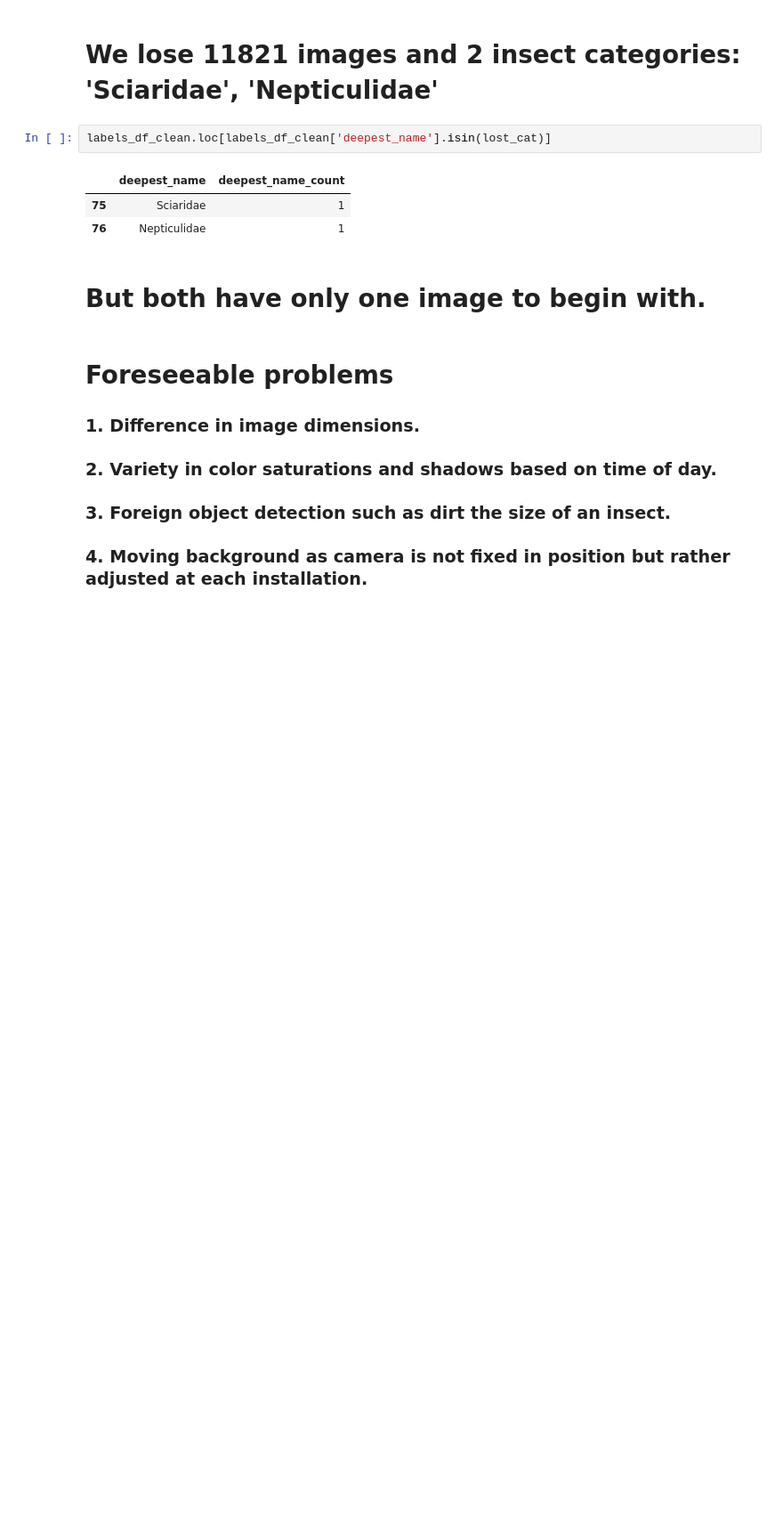
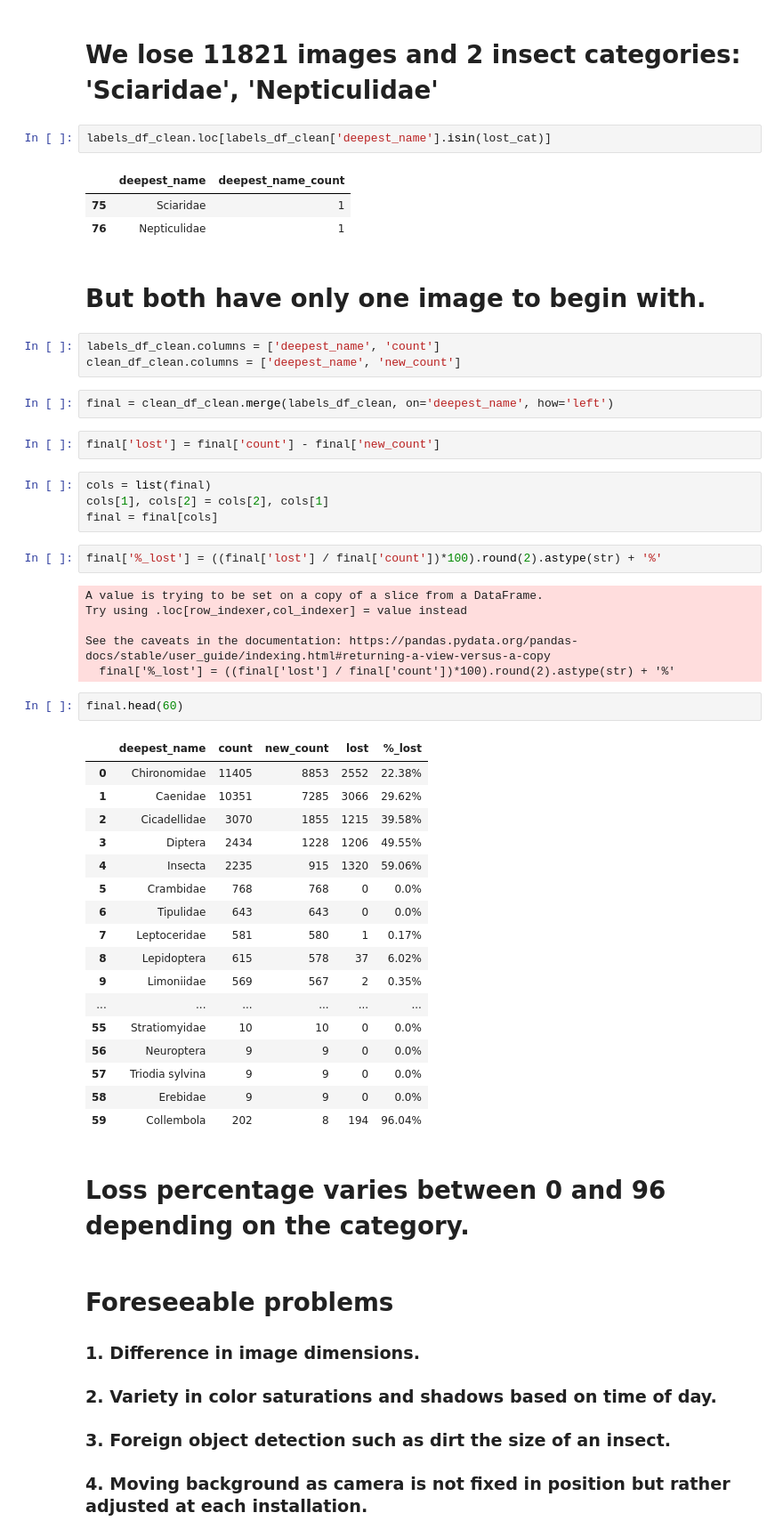
Before and after one commit to martintomov/RB-IBDM, a Jupyter notebook: EDA/eda.ipynb, the cells around one changed output. Shown at 89% size. Cells and saved outputs as stored; diff of their text form; blank space fills up the shorter version.

Commit message:
Loss percentage EDA

```diff
--- a/EDA/eda.ipynb
+++ b/EDA/eda.ipynb
@@ -342,6 +342,47 @@ labels_df_clean.loc[labels_df_clean['deepest_name'].isin(lost_cat)]
 | 76 | Nepticulidae | 1 |
 # %% [markdown]
 # But both have only one image to begin with.
+# %%
+labels_df_clean.columns = ['deepest_name', 'count']
+clean_df_clean.columns = ['deepest_name', 'new_count']
+# %%
+final = clean_df_clean.merge(labels_df_clean, on='deepest_name', how='left')
+# %%
+final['lost'] = final['count'] - final['new_count']
+# %%
+cols = list(final)
+cols[1], cols[2] = cols[2], cols[1]
+final = final[cols]
+# %%
+final['%_lost'] = ((final['lost'] / final['count'])*100).round(2).astype(str) + '%'
+# %% [output]
+A value is trying to be set on a copy of a slice from a DataFrame.
+Try using .loc[row_indexer,col_indexer] = value instead
+
+See the caveats in the documentation: https://pandas.pydata.org/pandas-docs/stable/user_guide/indexing.html#returning-a-view-versus-a-copy
+  final['%_lost'] = ((final['lost'] / final['count'])*100).round(2).astype(str) + '%'
+# %%
+final.head(60)
+# %% [output]
+|  | deepest_name | count | new_count | lost | %_lost |
+| 0 | Chironomidae | 11405 | 8853 | 2552 | 22.38% |
+| 1 | Caenidae | 10351 | 7285 | 3066 | 29.62% |
+| 2 | Cicadellidae | 3070 | 1855 | 1215 | 39.58% |
+| 3 | Diptera | 2434 | 1228 | 1206 | 49.55% |
+| 4 | Insecta | 2235 | 915 | 1320 | 59.06% |
+| 5 | Crambidae | 768 | 768 | 0 | 0.0% |
+| 6 | Tipulidae | 643 | 643 | 0 | 0.0% |
+| 7 | Leptoceridae | 581 | 580 | 1 | 0.17% |
+| 8 | Lepidoptera | 615 | 578 | 37 | 6.02% |
+| 9 | Limoniidae | 569 | 567 | 2 | 0.35% |
+| ... | ... | ... | ... | ... | ... |
+| 55 | Stratiomyidae | 10 | 10 | 0 | 0.0% |
+| 56 | Neuroptera | 9 | 9 | 0 | 0.0% |
+| 57 | Triodia sylvina | 9 | 9 | 0 | 0.0% |
+| 58 | Erebidae | 9 | 9 | 0 | 0.0% |
+| 59 | Collembola | 202 | 8 | 194 | 96.04% |
+# %% [markdown]
+# Loss percentage varies between 0 and 96 depending on the category.
 # %% [markdown]
 # Foreseeable problems
  ### 1. Difference in image dimensions.
```
